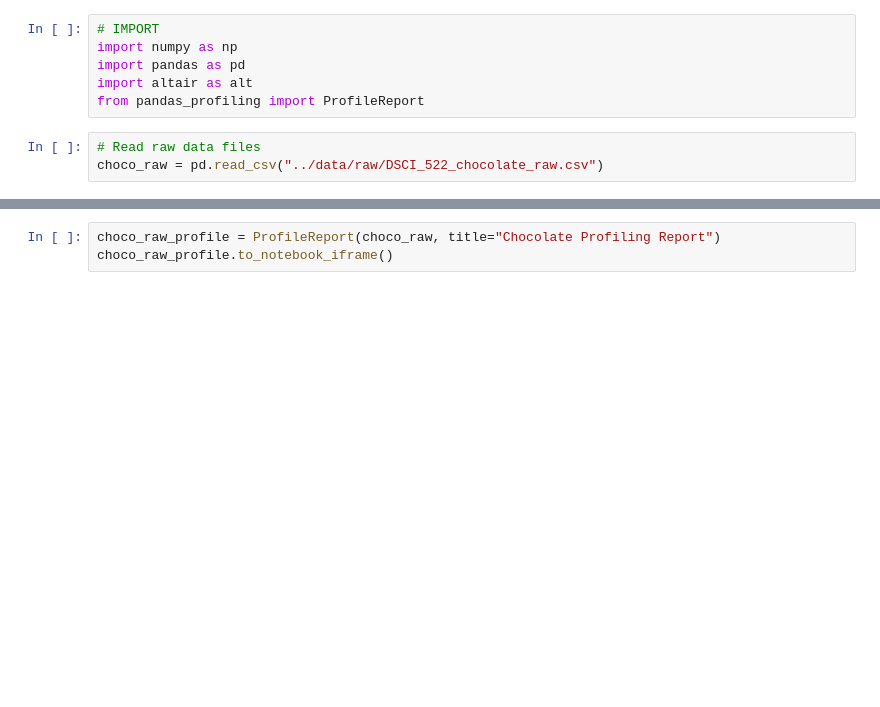
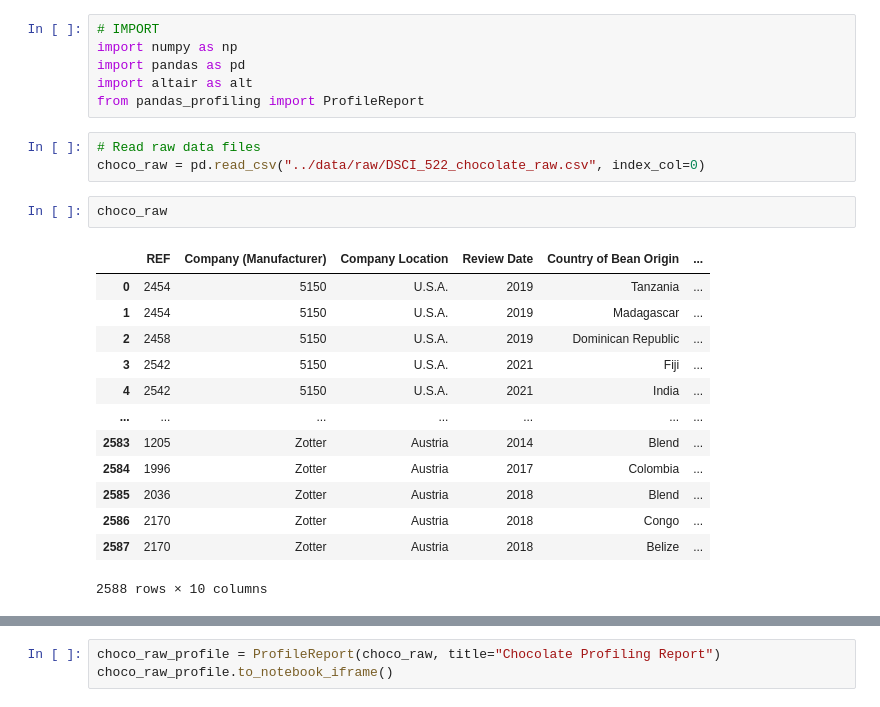
Before and after one commit to robindhillon1/chocolate_rating, a Jupyter notebook: src/chocolate_rating_eda.ipynb, the cells around one changed output, grey strips where cells are left out. Cells and saved outputs as stored; diff of their text form; blank space fills up the shorter version.

```diff
--- a/src/chocolate_rating_eda.ipynb
+++ b/src/chocolate_rating_eda.ipynb
@@ -6,7 +6,23 @@ import altair as alt
 from pandas_profiling import ProfileReport
 # %%
 # Read raw data files
-choco_raw = pd.read_csv("../data/raw/DSCI_522_chocolate_raw.csv")
+choco_raw = pd.read_csv("../data/raw/DSCI_522_chocolate_raw.csv", index_col=0)
+# %%
+choco_raw
+# %% [output]
+|  | REF | Company (Manufacturer) | Company Location | Review Date | Country of Bean Origin | ... |
+| 0 | 2454 | 5150 | U.S.A. | 2019 | Tanzania | ... |
+| 1 | 2454 | 5150 | U.S.A. | 2019 | Madagascar | ... |
+| 2 | 2458 | 5150 | U.S.A. | 2019 | Dominican Republic | ... |
+| 3 | 2542 | 5150 | U.S.A. | 2021 | Fiji | ... |
+| 4 | 2542 | 5150 | U.S.A. | 2021 | India | ... |
+| ... | ... | ... | ... | ... | ... | ... |
+| 2583 | 1205 | Zotter | Austria | 2014 | Blend | ... |
+| 2584 | 1996 | Zotter | Austria | 2017 | Colombia | ... |
+| 2585 | 2036 | Zotter | Austria | 2018 | Blend | ... |
+| 2586 | 2170 | Zotter | Austria | 2018 | Congo | ... |
+| 2587 | 2170 | Zotter | Austria | 2018 | Belize | ... |
+2588 rows × 10 columns
 # %%
 choco_raw.info()
 choco_raw.describe()
```
Also changed, not shown: parts of 3 cells of this notebook.
